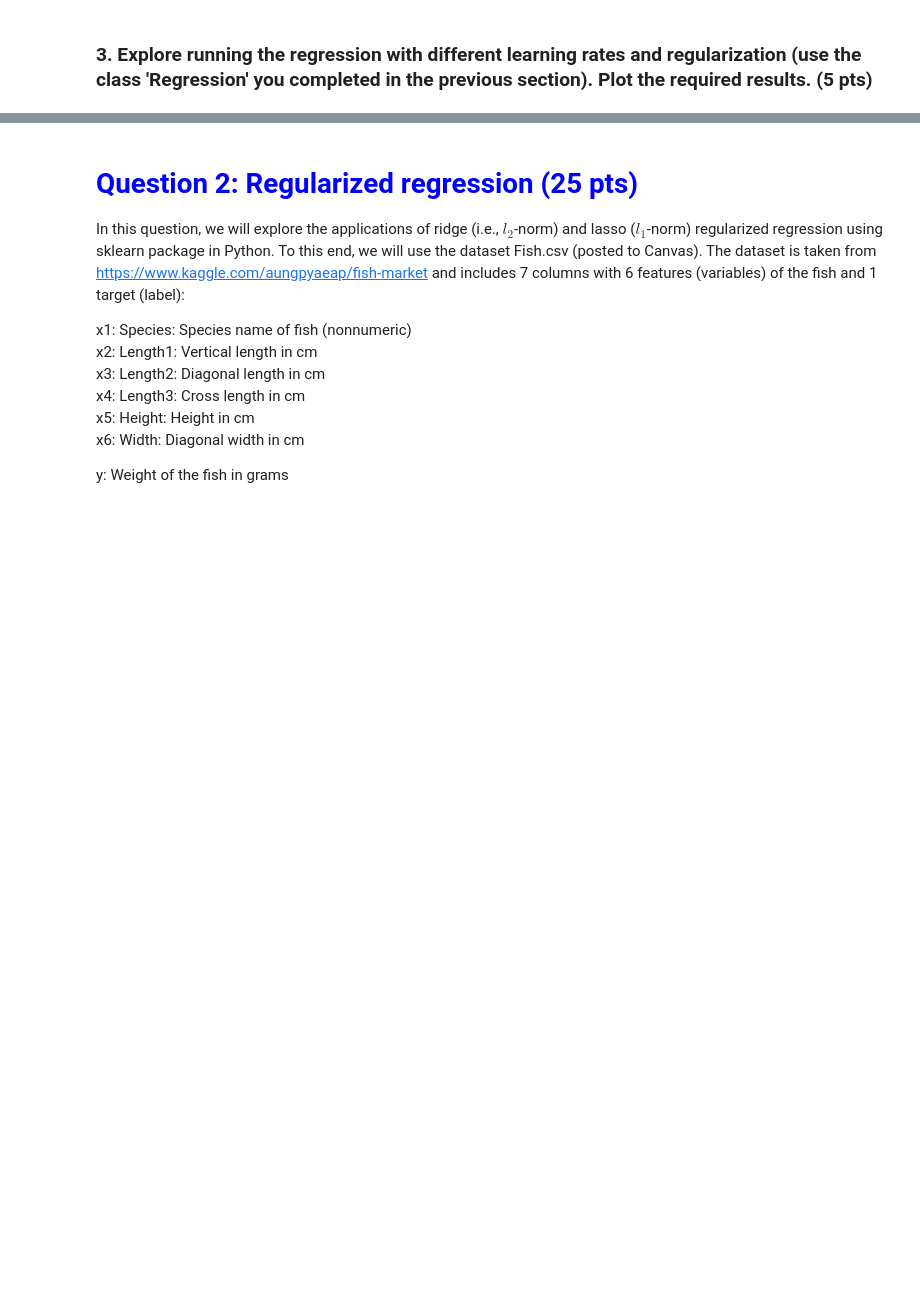
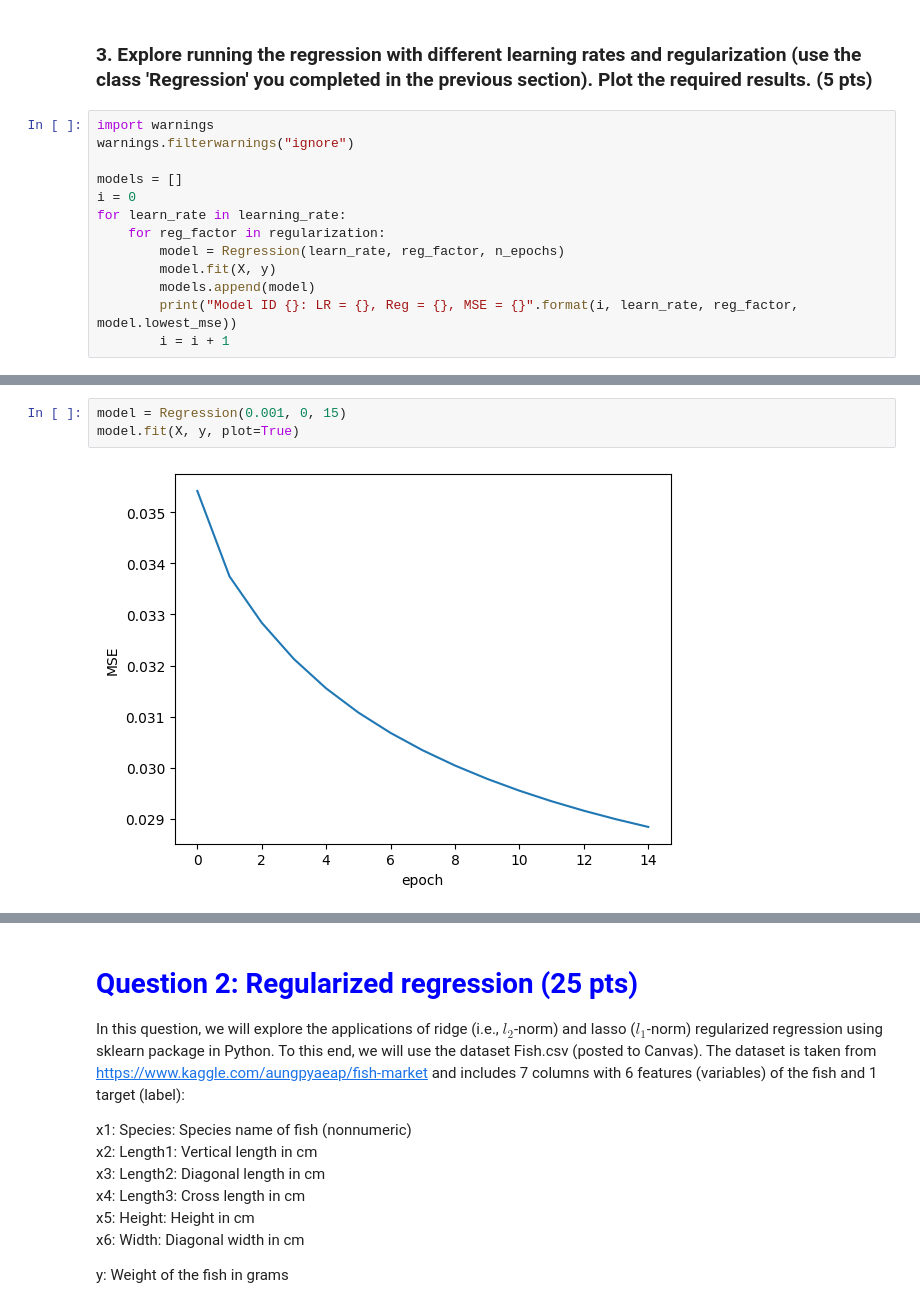
Before and after one commit to jag2k2/ut-stat-ml, a Jupyter notebook: HW2/Homework2Programming.ipynb, the cells around one changed output, grey strips where cells are left out. Cells and saved outputs as stored; diff of their text form; blank space fills up the shorter version.

```diff
--- a/HW2/Homework2Programming.ipynb
+++ b/HW2/Homework2Programming.ipynb
@@ -111,2 +178,15 @@ $$w_3(t+1) = w_3(t) - \eta*\frac{\delta L}{\delta w_3} = w_3(t) - 2\eta*(y_i - (
 # %% [markdown]
 ### 3. Explore running the regression with different learning rates and regularization (use the class 'Regression' you completed in the previous section). Plot the required results. (5 pts)
+# %%
+import warnings
+warnings.filterwarnings("ignore")
+
+models = []
+i = 0
+for learn_rate in learning_rate:
+    for reg_factor in regularization:
+        model = Regression(learn_rate, reg_factor, n_epochs)
+        model.fit(X, y)
+        models.append(model)
+        print("Model ID {}: LR = {}, Reg = {}, MSE = {}".format(i, learn_rate, reg_factor, model.lowest_mse))
+        i = i + 1
@@ -112,0 +211,5 @@ $$w_3(t+1) = w_3(t) - \eta*\frac{\delta L}{\delta w_3} = w_3(t) - 2\eta*(y_i - (
+# %%
+model = Regression(0.001, 0, 15)
+model.fit(X, y, plot=True)
+# %% [output]
+[figure, added]
```
Also changed, not shown: parts of 7 cells of this notebook.
